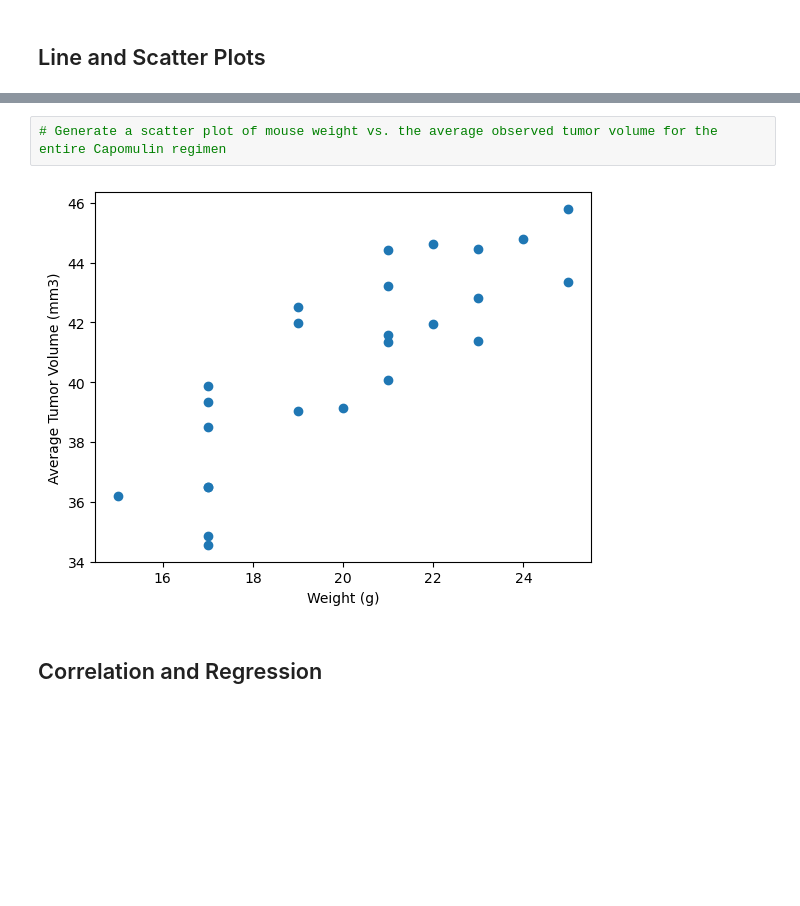
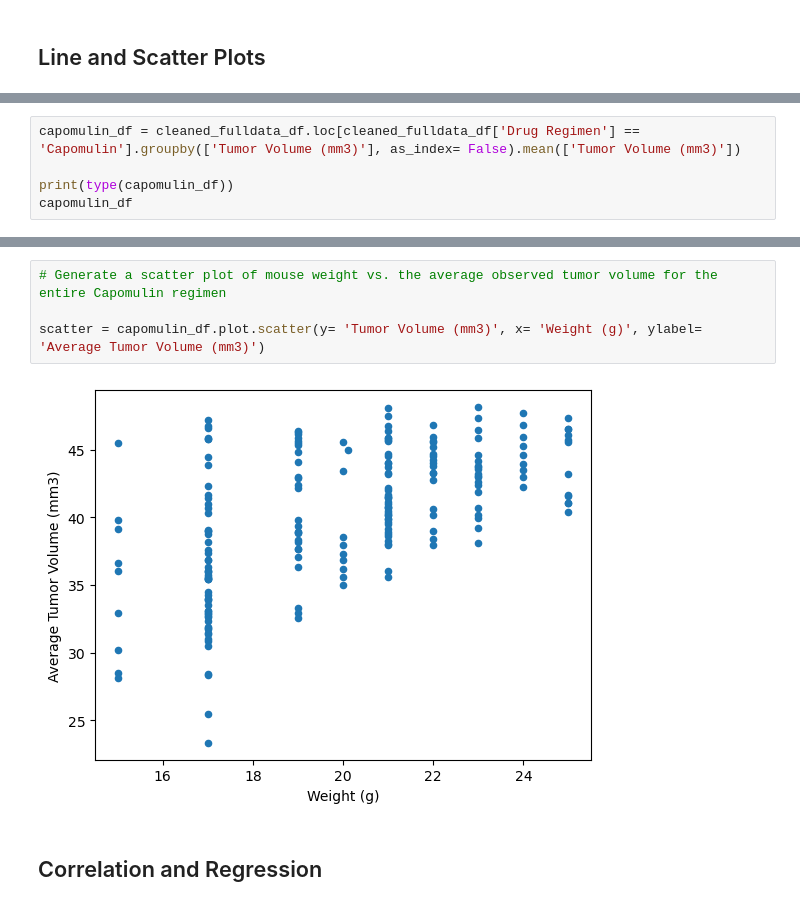
Before and after one commit to Evdawg/data-viz-challenge, a Jupyter notebook: Starter_Code/Pymaceuticals/solution_pymaceuticals.ipynb, the cells around one changed output, grey strips where cells are left out. Cells and saved outputs as stored; diff of their text form; blank space fills up the shorter version.

```diff
--- a/Starter_Code/Pymaceuticals/solution_pymaceuticals.ipynb
+++ b/Starter_Code/Pymaceuticals/solution_pymaceuticals.ipynb
@@ -335,0 +349,5 @@ plt.show()
+# %%
+capomulin_df = cleaned_fulldata_df.loc[cleaned_fulldata_df['Drug Regimen'] == 'Capomulin'].groupby(['Tumor Volume (mm3)'], as_index= False).mean(['Tumor Volume (mm3)'])
+
+print(type(capomulin_df))
+capomulin_df
@@ -336,7 +369,9 @@ plt.show()
 # %%
 # Generate a scatter plot of mouse weight vs. the average observed tumor volume for the entire Capomulin regimen
+
+scatter = capomulin_df.plot.scatter(y= 'Tumor Volume (mm3)', x= 'Weight (g)', ylabel= 'Average Tumor Volume (mm3)')
 # %% [output]
-[figure, old version]
+[figure, new version]
 # %% [markdown]
 ## Correlation and Regression
 # %%
```
Also changed, not shown: parts of 3 cells of this notebook.
